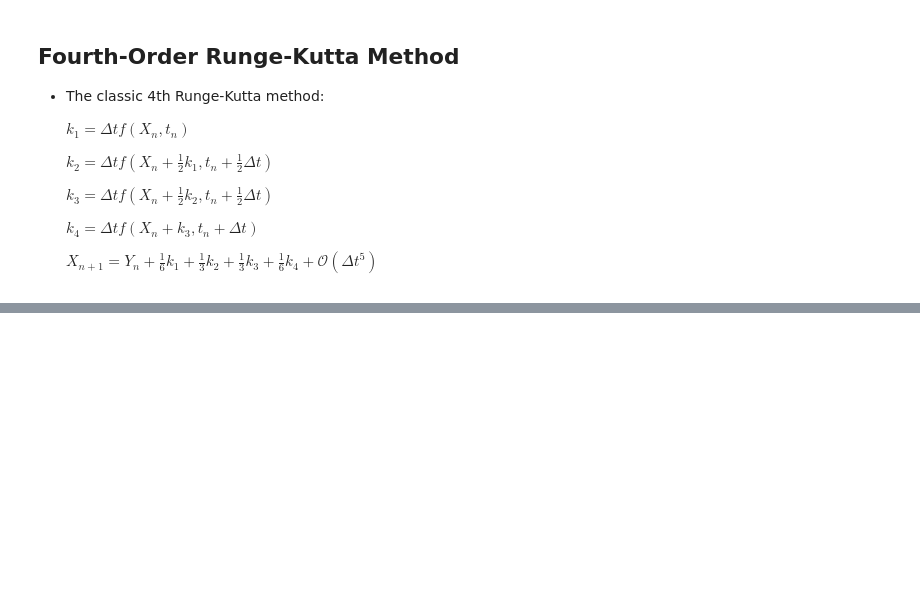
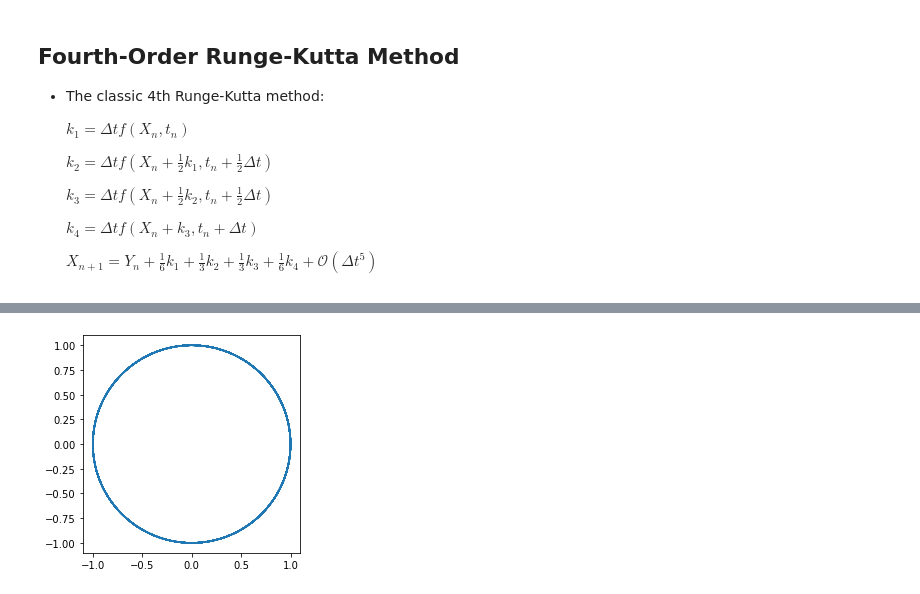
Before and after one commit to uarizona-2021spring-phys105a/phys105a, a Jupyter notebook: 13/ode3.ipynb, the cells around one changed output, grey strips where cells are left out. Drawn from its saved outputs; the diff is of its cells as text; code cells hidden in the pictures; blank space fills up the shorter version.

```diff
--- a/13/ode3.ipynb
+++ b/13/ode3.ipynb
@@ -60,0 +95,40 @@ Chi-kwan Chan
+# %%
+import numpy as np
+from matplotlib import pyplot as plt
+
+def RK4(f, x, t, dt, n):
+    T = np.array(t)
+    X = np.array(x)
+
+    for i in range(n):
+        k1 = dt * np.array(f(*(x         )))
+        k2 = dt * np.array(f(*(x + 0.5*k1)))
+        k3 = dt * np.array(f(*(x + 0.5*k2)))
+        k4 = dt * np.array(f(*(x +     k3)))
+
+        t += dt
+        x += k1/6 + k2/3 + k3/3 + k4/6
+
+        T = np.append( T, t)
+        X = np.vstack((X, x))
+
+    return T, X
+# %%
+def f(x, y, vx, vy):
+    rr  = x * x + y * y
+    r   = np.sqrt(rr)
+    rrr = r * rr
+    ax  = -x / rrr
+    ay  = -y / rrr
+    return vx, vy, ax, ay
+# %%
+N = 5_000
+T, X = RK4(f, (0, 1, 1, 0), 0, 100/N, N)
+# %%
+x = X[:,0]
+y = X[:,1]
+
+plt.plot(x, y)
+plt.gca().set_aspect('equal')
+# %% [output]
+[figure, added]
```
Also changed, not shown: parts of 10 cells of this notebook.
